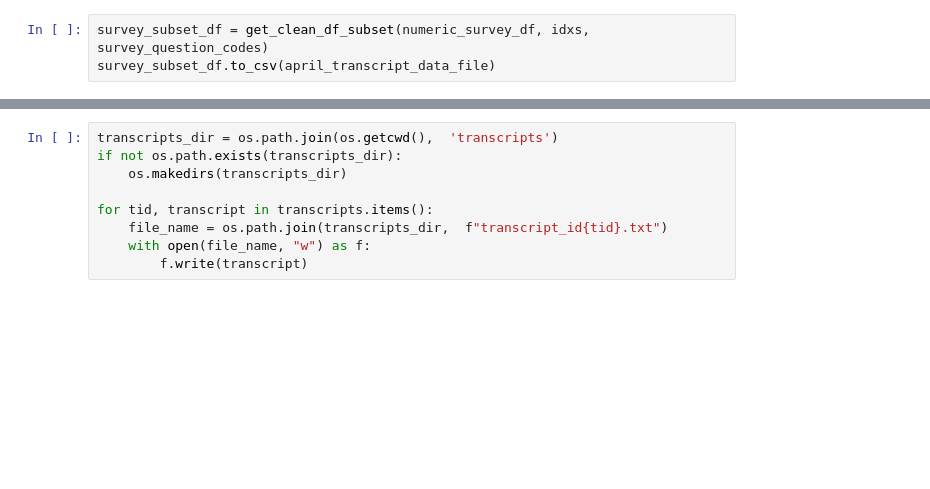
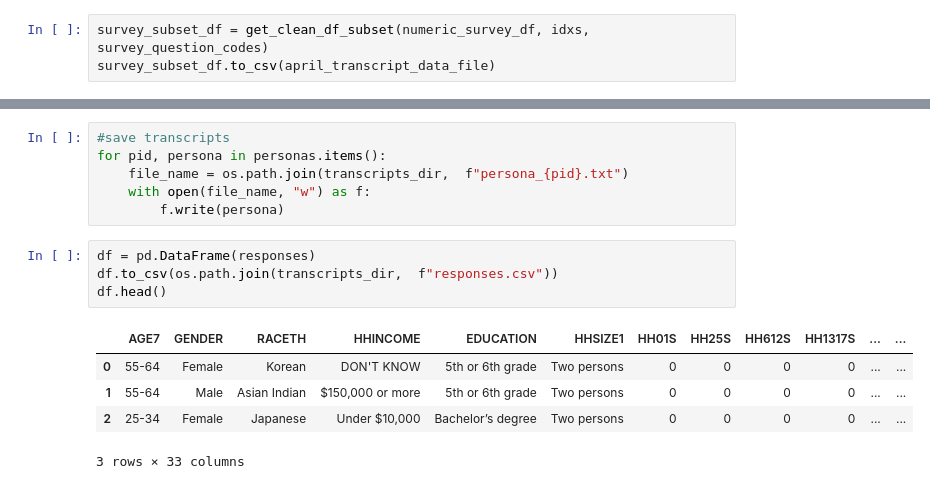
Before and after one commit to Kurmich/ai-agent-based-survey, a Jupyter notebook: generate_scripts.ipynb, the cells around one changed output, grey strips where cells are left out. Cells and saved outputs as stored; diff of their text form; blank space fills up the shorter version.

Commit message:
polishing persona generation

```diff
--- a/generate_scripts.ipynb
+++ b/generate_scripts.ipynb
@@ -160,9 +525,16 @@ print(question_list)
 # %%
-transcripts_dir = os.path.join(os.getcwd(),  'transcripts')
-if not os.path.exists(transcripts_dir):
-    os.makedirs(transcripts_dir)
-
-for tid, transcript in transcripts.items():
-    file_name = os.path.join(transcripts_dir,  f"transcript_id{tid}.txt")
+#save transcripts
+for pid, persona in personas.items():
+    file_name = os.path.join(transcripts_dir,  f"persona_{pid}.txt")
     with open(file_name, "w") as f:
-        f.write(transcript)
+        f.write(persona)
+# %%
+df = pd.DataFrame(responses)
+df.to_csv(os.path.join(transcripts_dir,  f"responses.csv"))
+df.head()
+# %% [output]
+|  | AGE7 | GENDER | RACETH | HHINCOME | EDUCATION | HHSIZE1 | HH01S | HH25S | HH612S | HH1317S | ... | ... |
+| 0 | 55-64 | Female | Korean | DON'T KNOW | 5th or 6th grade | Two persons | 0 | 0 | 0 | 0 | ... | ... |
+| 1 | 55-64 | Male | Asian Indian | $150,000 or more | 5th or 6th grade | Two persons | 0 | 0 | 0 | 0 | ... | ... |
+| 2 | 25-34 | Female | Japanese | Under $10,000 | Bachelor’s degree | Two persons | 0 | 0 | 0 | 0 | ... | ... |
+3 rows × 33 columns
```
Also changed, not shown: parts of 20 cells of this notebook.
